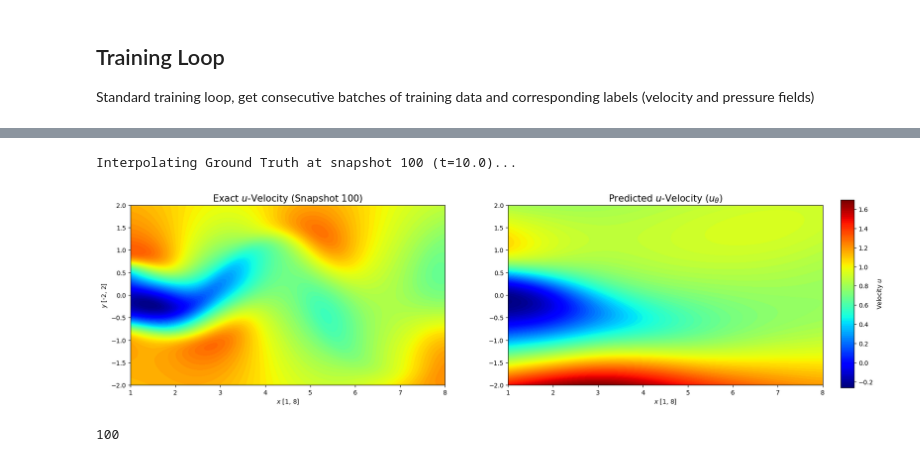
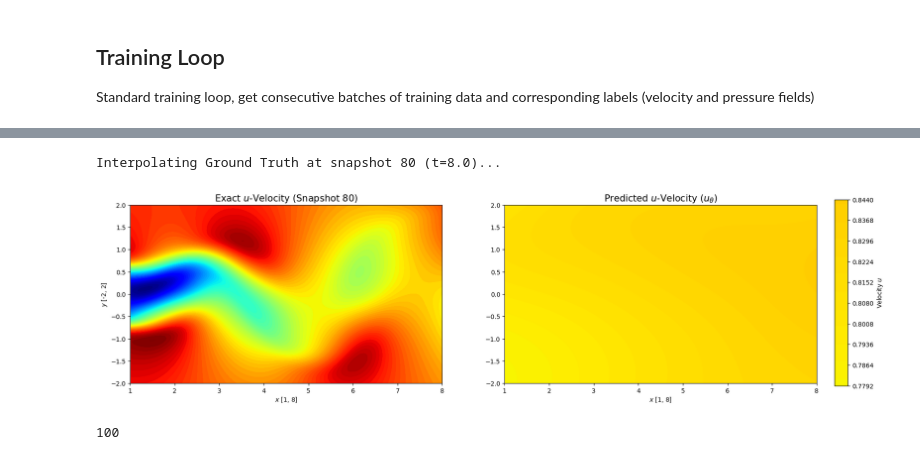
Before and after one commit to davidmscarin/pinns-thesis, a Jupyter notebook: navierstokes/navier_stokes_pinn.ipynb, the cells around one changed output, grey strips where cells are left out. Saved outputs shown, nothing was run; the diff lists cells and outputs as text; code cells hidden in the pictures.

Commit message:
added model evaluation

```diff
--- a/navierstokes/navier_stokes_pinn.ipynb
+++ b/navierstokes/navier_stokes_pinn.ipynb
@@ -251,18 +251,17 @@ def train_hybrid_pinn(pinn, naive_model, data, rate, epochs, batch, lambda_data
                   f"Data Loss Naive: {loss_data_naive.item():.4e} | Data Loss PINN: {loss_data_pinn.item()} | PDE Loss: {loss_pde.item():.4e}")
 
 
-    plt.figure()
-    plt.plot(np.arange(len(history['loss_data_pinn'])), history['loss_data_pinn'], label = 'Supervised Loss PINN', color = 'blue')
-    plt.plot(np.arange(len(history['loss_pde'])), history['loss_pde'], label = 'PDE Residual Loss', color = 'red')
-    plt.plot(np.arange(len(history['loss_naive'])), history['loss_naive'], label = 'Supervised Loss NN', color = 'green')
-    plt.plot(np.arange(len(history['total_loss_pinn'])), history['total_loss_pinn'], label = 'Total Informed Loss', color = 'yellow')
-    plt.legend(loc = 'upper left')
-    plt.title('Supervised Loss History')
-    plt.ylabel('Loss Values Log Scale')
-    plt.xlabel('Training Epochs')
-    plt.yscale('log')
-
-    plt.show()
+    # plt.figure()
+    # plt.plot(np.arange(len(history['loss_data_pinn'])), history['loss_data_pinn'], label = 'Supervised Loss PINN', color = 'blue')
+    # plt.plot(np.arange(len(history['loss_pde'])), history['loss_pde'], label = 'PDE Residual Loss', color = 'red')
+    # plt.plot(np.arange(len(history['loss_naive'])), history['loss_naive'], label = 'Supervised Loss NN', color = 'green')
+    # plt.plot(np.arange(len(history['total_loss_pinn'])), history['total_loss_pinn'], label = 'Total Informed Loss', color = 'yellow')
+    # plt.legend(loc = 'upper left')
+    # plt.title('Supervised Loss History')
+    # plt.ylabel('Loss Values Log Scale')
+    # plt.xlabel('Training Epochs')
+    # plt.yscale('log')
+    # plt.show()
 
     print("Saving model weigths...")
     torch.save(pinn.state_dict(), "Models/pinn_model_weigths_run_"+str(date.today()))
@@ -271,7 +270,7 @@ def train_hybrid_pinn(pinn, naive_model, data, rate, epochs, batch, lambda_data
 
     return pinn, naive_model
 # %%
-trained_pinn, trained_naive = train_hybrid_pinn(pinn = model_pinn, naive_model = naive_model, data = training_data, rate = 1e-4, epochs = 2000, batch = 100)
+trained_pinn, trained_naive = train_hybrid_pinn(pinn = model_pinn, naive_model = naive_model, data = training_data, rate = 1e-4, epochs = 300, batch = 100)
 # %% [output]
 Using device mps
 Epoch 0
@@ -372,10 +372,10 @@ def plot_heatmap_comparison(model, data, device='mps', snapshot_idx=199):
 
     plt.show()
 # %%
-plot_heatmap_comparison(trained_pinn, ns_wake_data, snapshot_idx=100)
+plot_heatmap_comparison(trained_pinn, ns_wake_data, snapshot_idx=80)
 # %% [output]
-Interpolating Ground Truth at snapshot 100 (t=10.0)...
+Interpolating Ground Truth at snapshot 80 (t=8.0)...
-[figure, old version]
+[figure, new version]
 # %%
 len(np.unique(ns_wake_data['X_star'][:, 0]))
 # %% [output]
```
Also changed, not shown: parts of 2 cells of this notebook, 3 other files.
